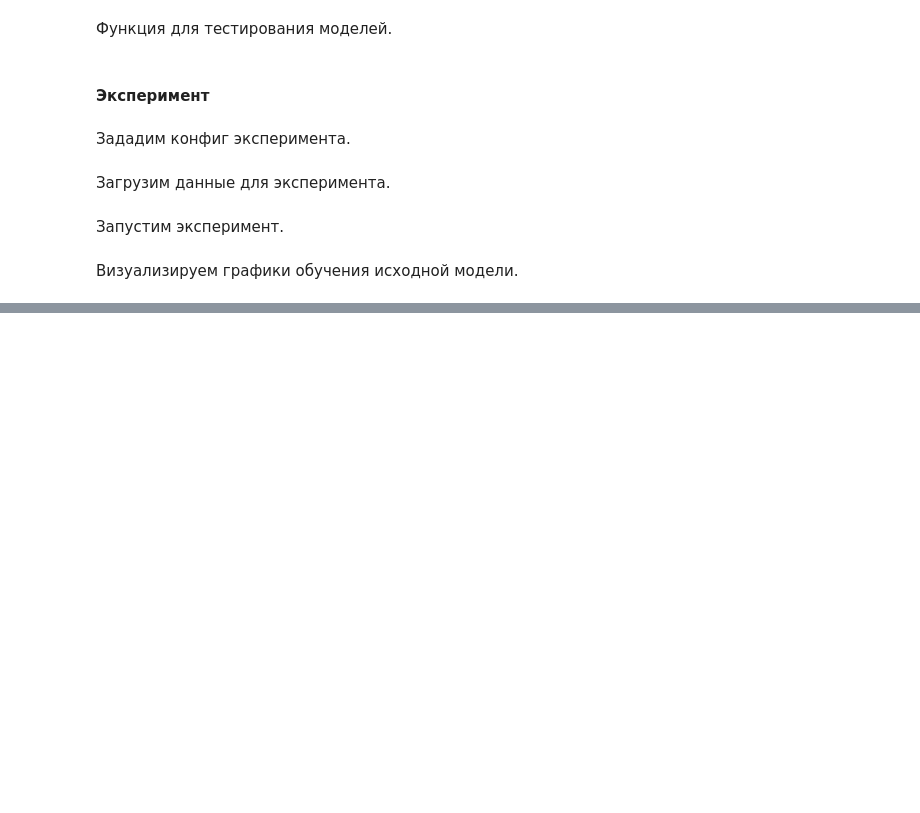
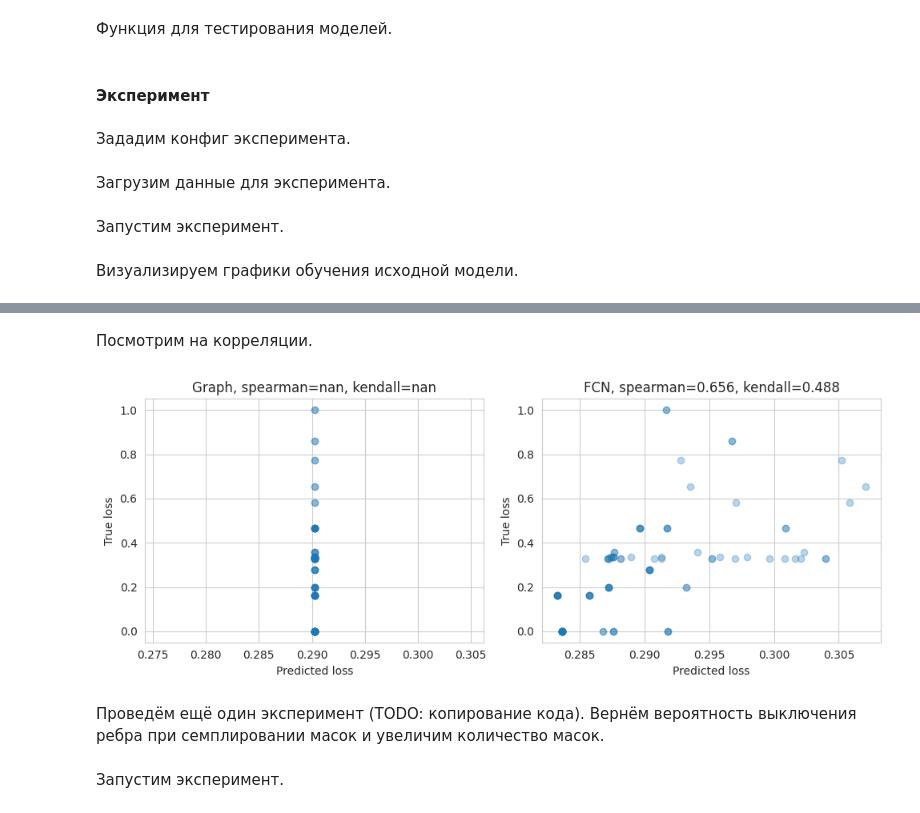
Before and after one commit to intsystems/Zero-shot-structural-pruning, a Jupyter notebook: notebooks/graphmodel.ipynb, the cells around one changed output, grey strips where cells are left out. Saved outputs shown, nothing was run; the diff lists cells and outputs as text; code cells hidden in the pictures; blank space fills up the shorter version.

```diff
--- a/notebooks/graphmodel.ipynb
+++ b/notebooks/graphmodel.ipynb
@@ -1538,0 +1687,35 @@ Text(0.5, 0, 'RMSE')
+# %% [markdown]
+Посмотрим на корреляции.
+# %%
+y_true = surrogate_dataset_test.tensors[1]
+
+with sns.axes_style('whitegrid'):
+    for idx_experiment in range(config['n_iterations_global']):
+        preds_graph = preds_results['graph'][idx_experiment]
+        preds_fcn = preds_results['FCN'][idx_experiment]
+
+        plt.figure(figsize=(10, 4))
+
+        plt.subplot(1, 2, 1)
+        plt.scatter(preds_graph, y_true, alpha=0.3)
+        plt.xlabel('Predicted loss')
+        plt.ylabel('True loss')
+
+        spearman_corr = spearmanr(preds_graph, y_true)[0]
+        kendall_corr = kendalltau(preds_graph, y_true)[0]
+        plt.title(f'Graph, spearman={spearman_corr:.3f}, kendall={kendall_corr:.3f}')
+
+        plt.subplot(1, 2, 2)
+        plt.scatter(preds_fcn, y_true, alpha=0.3)
+        plt.xlabel('Predicted loss')
+        plt.ylabel('True loss')
+
+        spearman_corr = spearmanr(preds_fcn, y_true)[0]
+        kendall_corr = kendalltau(preds_fcn, y_true)[0]
+        plt.title(f'FCN, spearman={spearman_corr:.3f}, kendall={kendall_corr:.3f}')
+
+        plt.tight_layout()
+# %% [output]
+[figure, added]
+# %% [markdown]
+Проведём ещё один эксперимент (TODO: копирование кода). Вернём вероятность выключения ребра при семплировании масок и увеличим количество масок.
@@ -1538,0 +1745,2 @@ Text(0.5, 0, 'RMSE')
+# %% [markdown]
+Запустим эксперимент.
```
Also changed, not shown: parts of 26 cells of this notebook.
